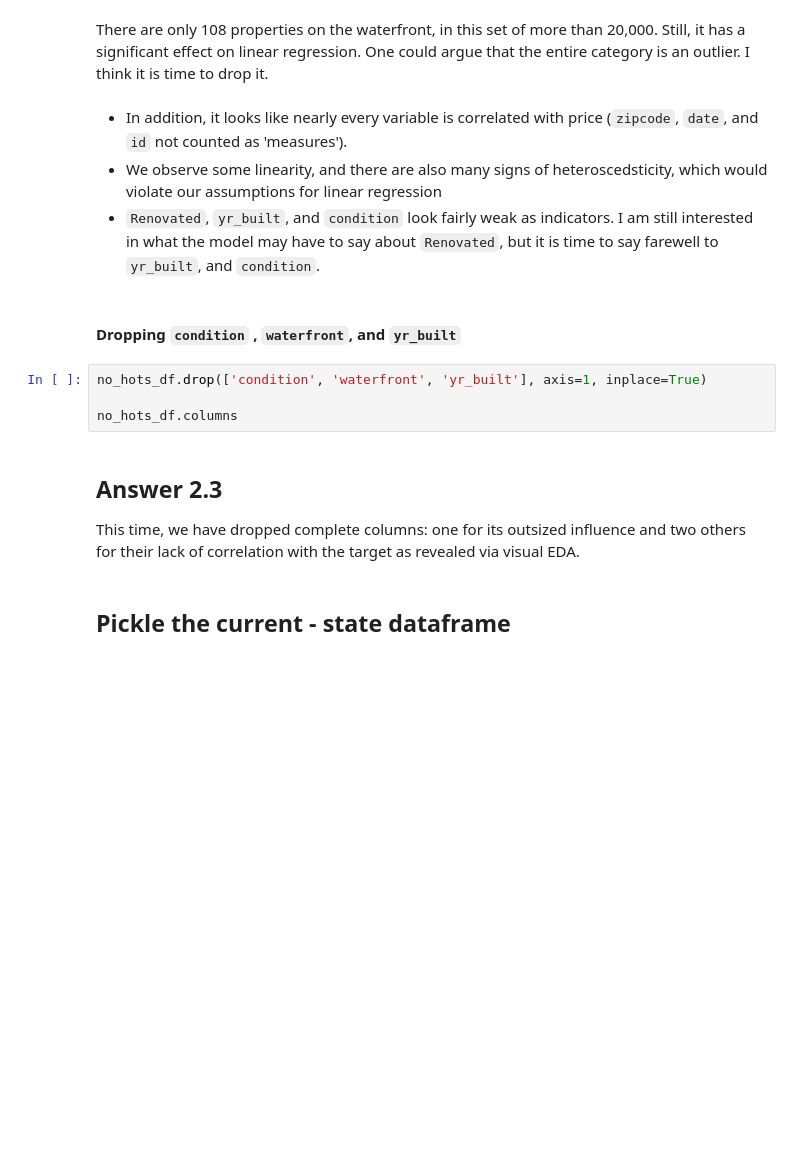
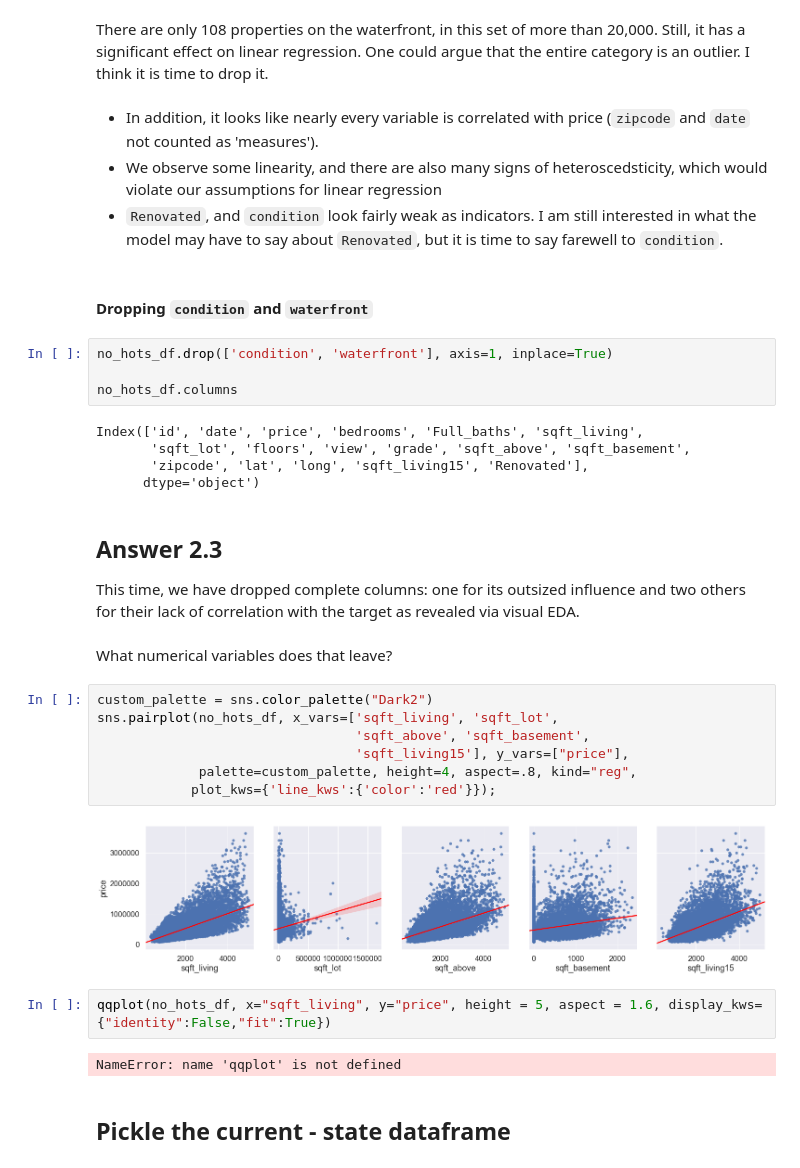
Before and after one commit to jammy-bot/dsc-mod-2-project-v2-1-online-ds-ft-120919, a Jupyter notebook: 2-eda-and-transform.ipynb, the cells around one changed output. Cells and saved outputs as stored; diff of their text form; blank space fills up the shorter version.

```diff
--- a/2-eda-and-transform.ipynb
+++ b/2-eda-and-transform.ipynb
@@ -340,19 +396,39 @@ no_hots_df.loc[no_hots_df['waterfront'] == 1, ['id']].count()
 # %% [markdown]
 There are only 108 properties on the waterfront, in this set of more than 20,000. Still, it has a significant effect on linear regression. One could argue that the entire category is an outlier. I think it is time to drop it.
 # %% [markdown]
-* In addition, it looks like nearly every variable is correlated with price (`zipcode`, `date`, and `id` not counted as 'measures').
+* In addition, it looks like nearly every variable is correlated with price (`zipcode` and `date` not counted as 'measures').
 * We observe some linearity, and there are also many signs of heteroscedsticity, which would violate our assumptions for linear regression
-* `Renovated`, `yr_built`, and `condition` look fairly weak as indicators. I am still interested in what the model may have to say about `Renovated`, but it is time to say farewell to `yr_built`, and `condition`.
+* `Renovated`, and `condition` look fairly weak as indicators. I am still interested in what the model may have to say about `Renovated`, but it is time to say farewell to `condition`.
 # %% [markdown]
-#### Dropping `condition` , `waterfront`, and `yr_built`
+#### Dropping `condition` and `waterfront`
 # %%
-no_hots_df.drop(['condition', 'waterfront', 'yr_built'], axis=1, inplace=True)
+no_hots_df.drop(['condition', 'waterfront'], axis=1, inplace=True)
 
 no_hots_df.columns
+# %% [output]
+Index(['id', 'date', 'price', 'bedrooms', 'Full_baths', 'sqft_living',
+       'sqft_lot', 'floors', 'view', 'grade', 'sqft_above', 'sqft_basement',
+       'zipcode', 'lat', 'long', 'sqft_living15', 'Renovated'],
+      dtype='object')
 # %% [markdown]
 ## Answer 2.3
 
 This time, we have dropped complete columns: one for its outsized influence and two others for their lack of correlation with the target as revealed via visual EDA.
+# %% [markdown]
+What numerical variables does that leave?
+# %%
+custom_palette = sns.color_palette("Dark2")
+sns.pairplot(no_hots_df, x_vars=['sqft_living', 'sqft_lot',
+                                 'sqft_above', 'sqft_basement',
+                                 'sqft_living15'], y_vars=["price"],
+             palette=custom_palette, height=4, aspect=.8, kind="reg",
+            plot_kws={'line_kws':{'color':'red'}});
+# %% [output]
+[figure, added]
+# %%
+qqplot(no_hots_df, x="sqft_living", y="price", height = 5, aspect = 1.6, display_kws={"identity":False,"fit":True})
+# %% [output]
+NameError: name 'qqplot' is not defined
 # %% [markdown]
 ## Pickle the current - state dataframe
 # %% [markdown]
```
Also changed, not shown: parts of 19 cells of this notebook, 6 other files.
